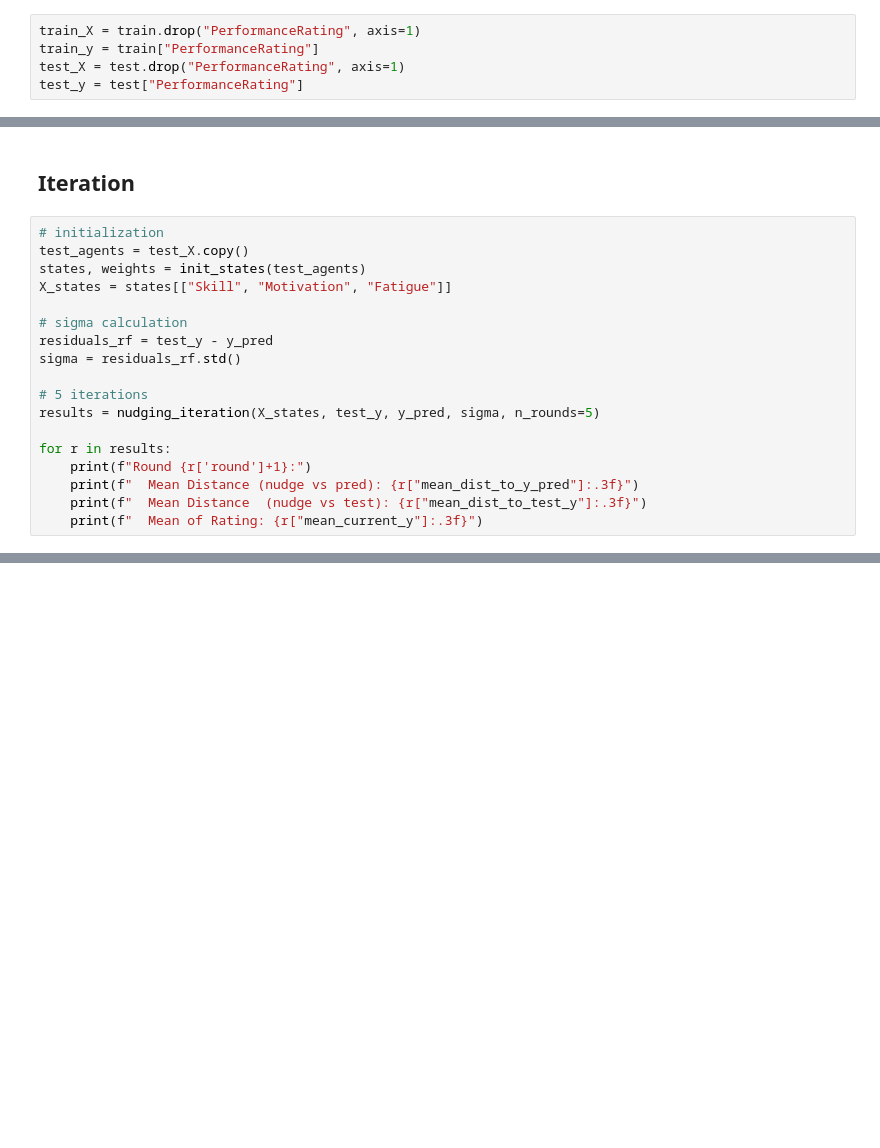
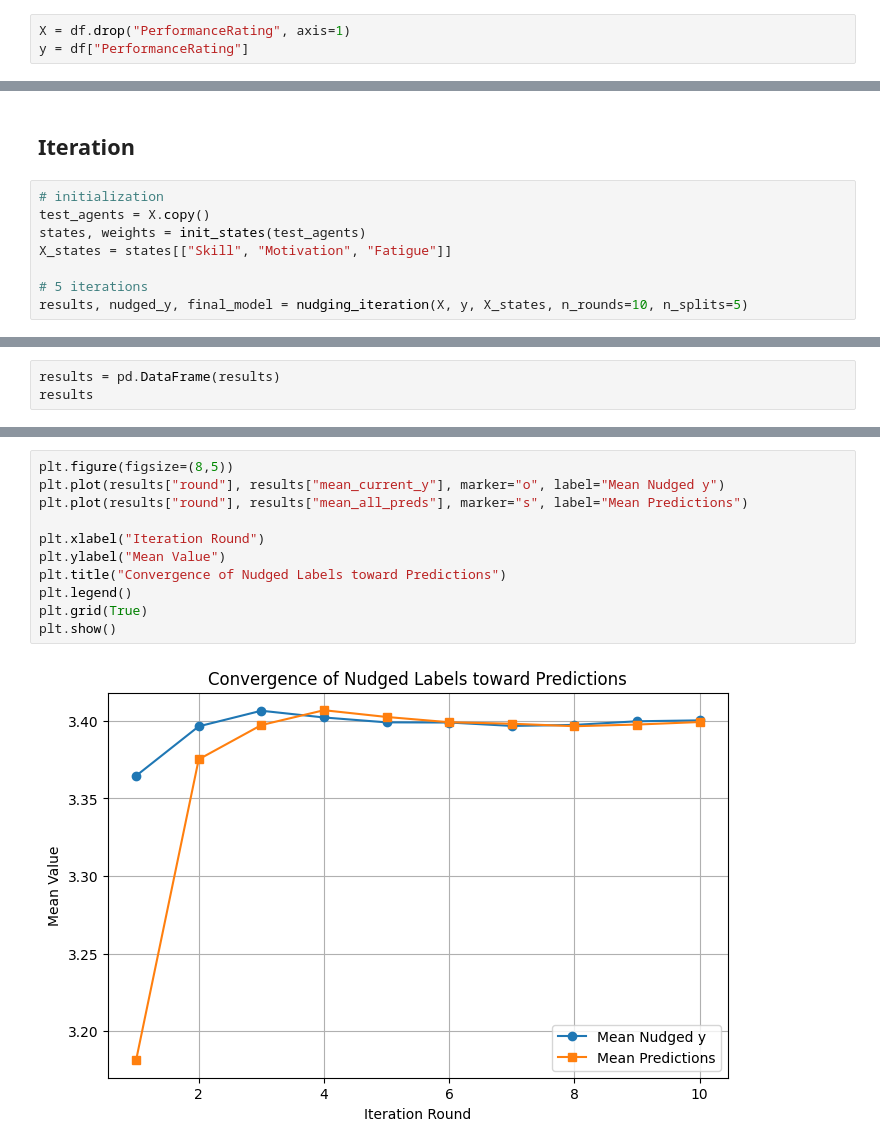
Before and after one commit to Sarah-Pan/Prediction-Model-Nudging, a Jupyter notebook: IBM_HR_Analytic.ipynb, the cells around one changed output, grey strips where cells are left out. Cells and saved outputs as stored; diff of their text form; blank space fills up the shorter version.

```diff
--- a/IBM_HR_Analytic.ipynb
+++ b/IBM_HR_Analytic.ipynb
@@ -27,6 +27,4 @@ test = df.iloc[1000:]  # remaining rows
 # %%
-train_X = train.drop("PerformanceRating", axis=1)
-train_y = train["PerformanceRating"]
-test_X = test.drop("PerformanceRating", axis=1)
-test_y = test["PerformanceRating"]
+X = df.drop("PerformanceRating", axis=1)
+y = df["PerformanceRating"]
 # %%
@@ -324,20 +351,10 @@ def nudging_iteration(X_states, test_y, y_pred, sigma, n_rounds=5):
 ## Iteration
 # %%
 # initialization
-test_agents = test_X.copy()
+test_agents = X.copy()
 states, weights = init_states(test_agents)
 X_states = states[["Skill", "Motivation", "Fatigue"]]
 
-# sigma calculation
-residuals_rf = test_y - y_pred
-sigma = residuals_rf.std()
-
 # 5 iterations
-results = nudging_iteration(X_states, test_y, y_pred, sigma, n_rounds=5)
-
-for r in results:
-    print(f"Round {r['round']+1}:")
-    print(f"  Mean Distance (nudge vs pred): {r["mean_dist_to_y_pred"]:.3f}")
-    print(f"  Mean Distance  (nudge vs test): {r["mean_dist_to_test_y"]:.3f}")
-    print(f"  Mean of Rating: {r["mean_current_y"]:.3f}")
+results, nudged_y, final_model = nudging_iteration(X, y, X_states, n_rounds=10, n_splits=5)
 # %% [output]
@@ -363,0 +371,3 @@ Round 5:
+# %%
+results = pd.DataFrame(results)
+results
@@ -363,0 +386,13 @@ Round 5:
+# %%
+plt.figure(figsize=(8,5))
+plt.plot(results["round"], results["mean_current_y"], marker="o", label="Mean Nudged y")
+plt.plot(results["round"], results["mean_all_preds"], marker="s", label="Mean Predictions")
+
+plt.xlabel("Iteration Round")
+plt.ylabel("Mean Value")
+plt.title("Convergence of Nudged Labels toward Predictions")
+plt.legend()
+plt.grid(True)
+plt.show()
+# %% [output]
+[figure, added]
```
Also changed, not shown: parts of 15 cells of this notebook.
